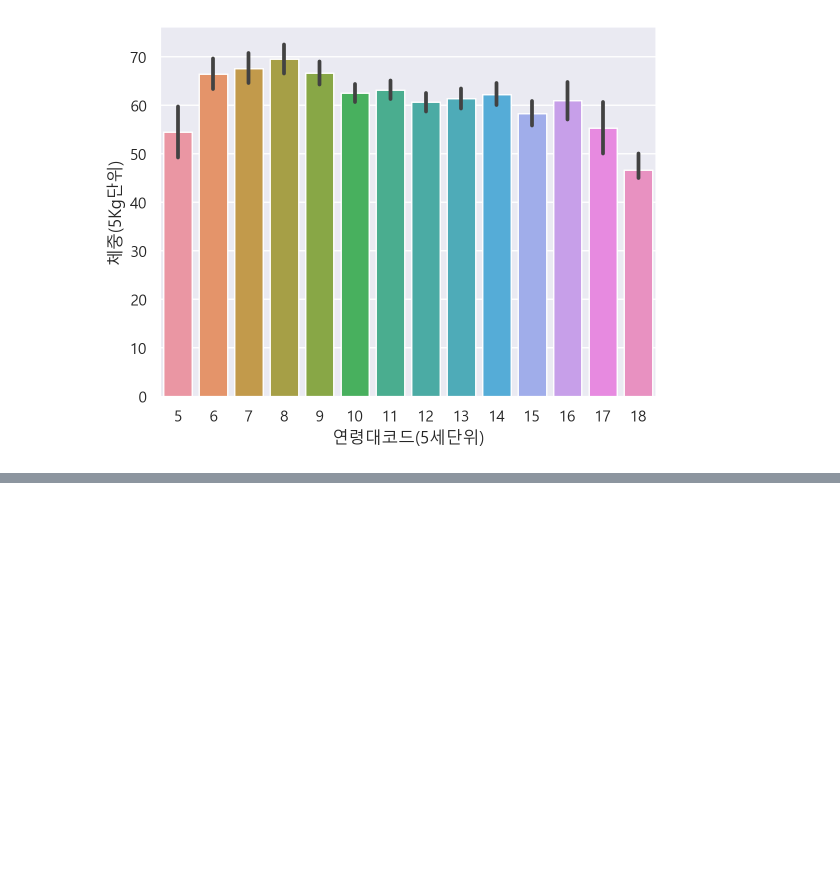
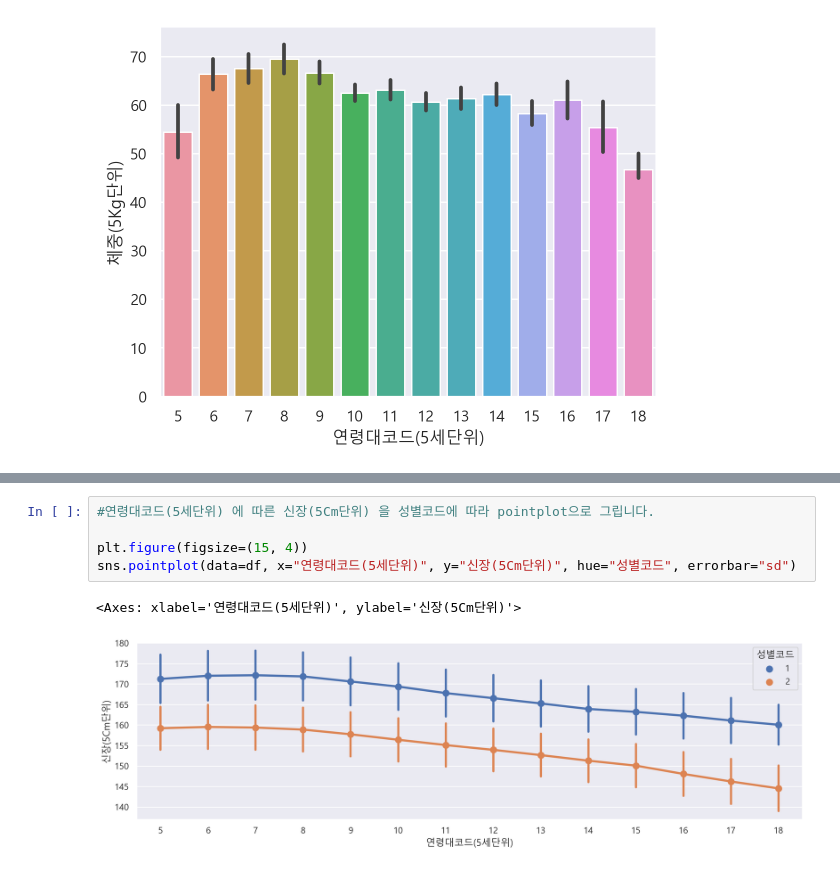
Before and after one commit to KingGodSubin/study-dataAnalysis, a Jupyter notebook: e_health_analysis-input.ipynb, the cells around one changed output, grey strips where cells are left out. Cells and saved outputs as stored; diff of their text form; blank space fills up the shorter version.

```diff
--- a/e_health_analysis-input.ipynb
+++ b/e_health_analysis-input.ipynb
@@ -491,0 +518,8 @@ sns.barplot(data=df_sample, x="연령대코드(5세단위)", y="체중(5Kg단위
+# %%
+#연령대코드(5세단위) 에 따른 신장(5Cm단위) 을 성별코드에 따라 pointplot으로 그립니다.
+
+plt.figure(figsize=(15, 4))
+sns.pointplot(data=df, x="연령대코드(5세단위)", y="신장(5Cm단위)", hue="성별코드", errorbar="sd")
+# %% [output]
+<Axes: xlabel='연령대코드(5세단위)', ylabel='신장(5Cm단위)'>
+[figure, added]
```
Also changed, not shown: parts of 19 cells of this notebook.
